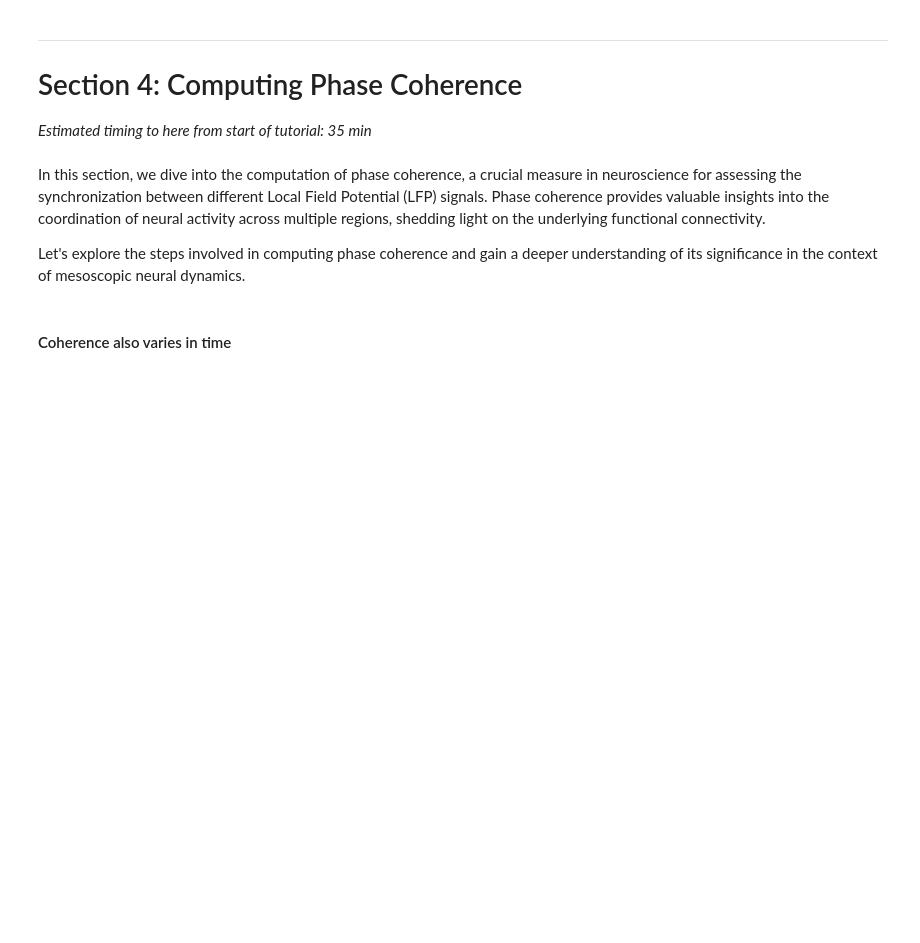
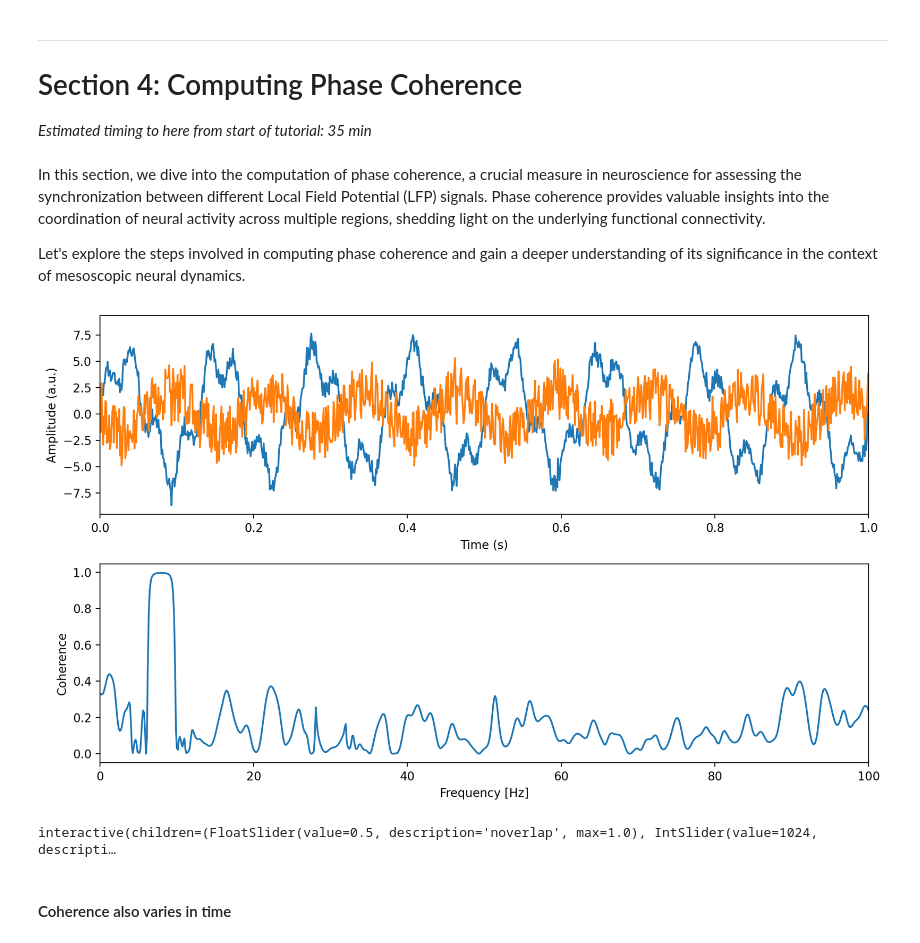
Before and after one commit to lucaase/LFP-analysis-HS, a Jupyter notebook: Course-Notebook.ipynb, the cells around one changed output. Drawn from its saved outputs; the diff is of its cells as text; code cells hidden in the pictures; blank space fills up the shorter version.

```diff
--- a/Course-Notebook.ipynb
+++ b/Course-Notebook.ipynb
@@ -662,42 +672,47 @@ freq1 = 8
 freq2 = 30
 fs = 1000
 
+# Generate random noise
+noise = np.random.normal(0, 0.5, len(t)) # mean, SD, length
+
 # Create the time vector
 t = np.arange(0, 10, 1/fs)
-
 phi   = -np.deg2rad(180) # Phase difference of 180 degrees
 rand_phi = np.random.uniform(0, 2*np.pi, len(t)) # Random phase differences
 
 # Create two signals
-signal1 = 5* np.sin(2 * np.pi * freq1 * t) + 2 * np.sin(2*np.pi*freq2*t)
-signal2 = 2* np.sin(2 * np.pi * freq1 * t + phi) + 2 * np.sin(2*np.pi*freq2*t + rand_phi) # Added phase difference to the second frequency in signal2
+signal1 = 5* np.sin(2 * np.pi * freq1 * t) + 2 * np.sin(2*np.pi*freq2*t) + noise
+# Added phase difference to the second frequency in signal2
+signal2 = 2* np.sin(2 * np.pi * freq1 * t + phi) + 2 * np.sin(2*np.pi*freq2*t + rand_phi) + noise
 
 # Set parameters for the coherence function
 noverlap = 0.5*fs # Amount of overlap between windows
 nfft = 2**13 # Number of points to compute the FFT- the larger the better the frequency resolution
 nperseg = window_length # Number of points per segment
 
 # Compute the coherence between the two signals
 frequencies, coherence = signal.coherence(signal1, signal2, fs=fs,
                                           nperseg=nperseg, noverlap=noverlap, nfft=nfft)
 
 # Plot the signals
 plt.figure(figsize=(10, 6))
 plt.subplot(2, 1, 1)
 plt.plot(t, signal1)
 plt.plot(t, signal2)
 plt.xlabel('Time (s)')
 plt.ylabel('Amplitude (a.u.)')
 plt.xlim([0, 1])
 
 # Plot the coherence
 plt.subplot(2, 1, 2)
 plt.plot(frequencies, coherence)
 plt.xlabel('Frequency [Hz]')
 plt.ylabel('Coherence')
 plt.xlim([0, 100])
 plt.tight_layout()
 plt.show()
+# %% [output]
+[figure, added]
 # %%
 # @markdown Make sure you execute this cell to enable the widget!
 @widgets.interact(noverlap=widgets.FloatSlider(0.5,min=0, max=1, step=0.1),
@@ -728,6 +743,8 @@ def interactive_coherence(noverlap, nfft, nperseg):
     plt.xlim([0, 100])
     plt.tight_layout()
     plt.show()
+# %% [output]
+interactive(children=(FloatSlider(value=0.5, description='noverlap', max=1.0), IntSlider(value=1024, descripti…
 # %% [markdown]
 #### Coherence also varies in time
 # %%
```
Also changed, not shown: parts of 7 cells of this notebook, 1 other file.
